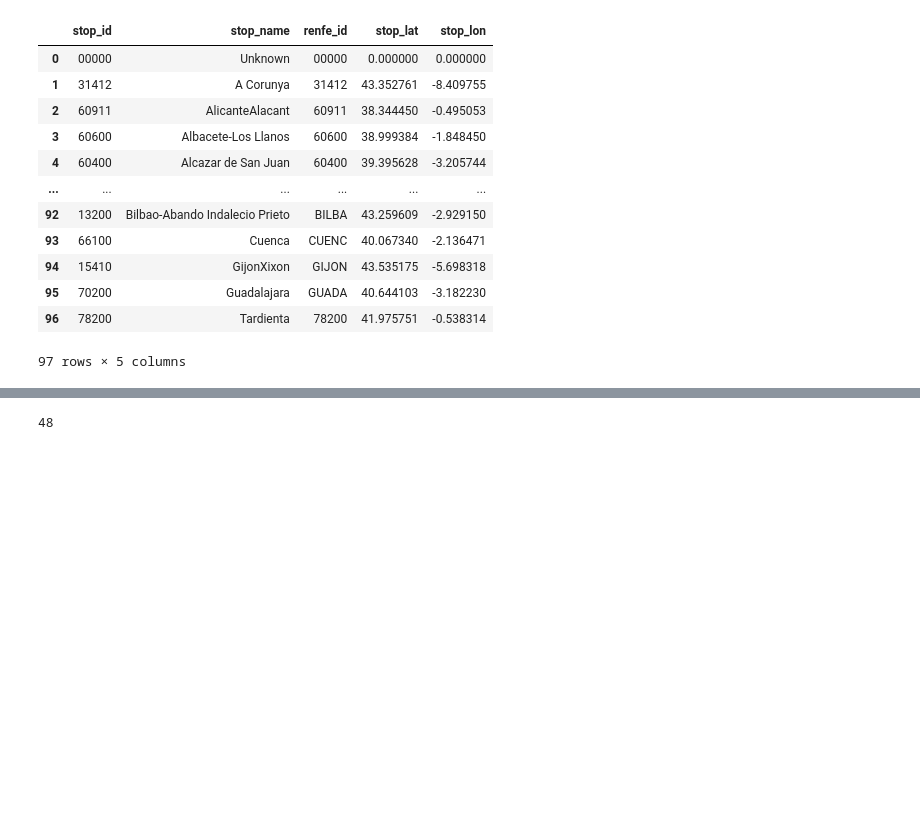
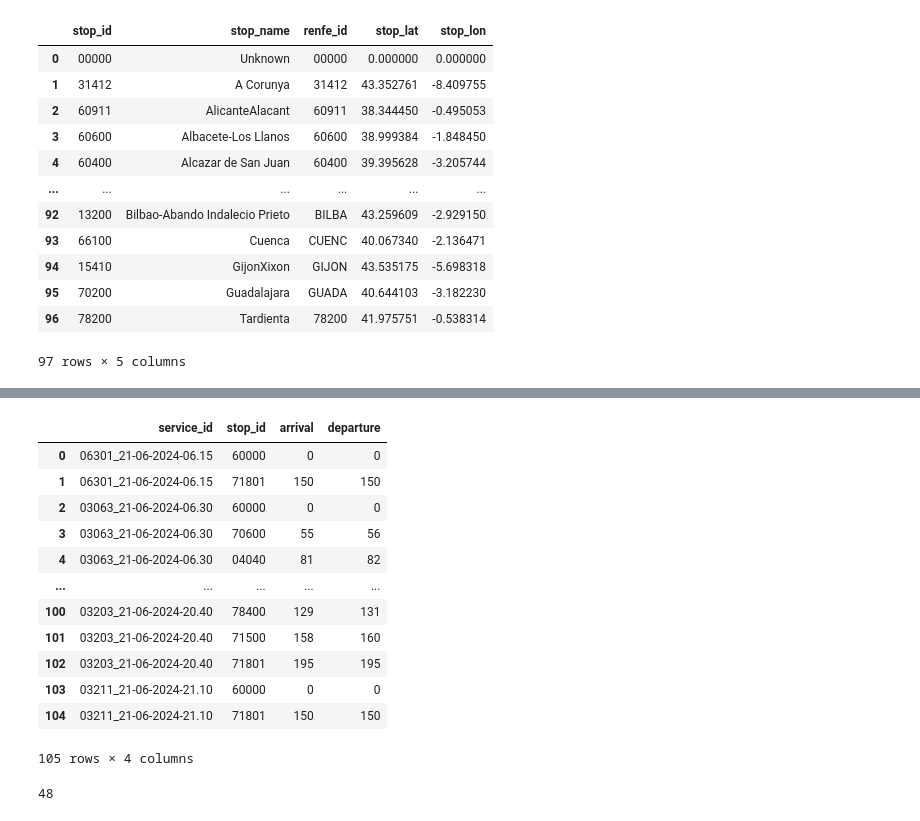
Before and after one commit to DavidMunozValero/robin-fuzzy, a Jupyter notebook: notebooks/22.0-renfe_scraping.ipynb, the cells around one changed output, grey strips where cells are left out. Saved outputs shown, nothing was run; the diff lists cells and outputs as text; code cells hidden in the pictures; blank space fills up the shorter version.

```diff
--- a/notebooks/22.0-renfe_scraping.ipynb
+++ b/notebooks/22.0-renfe_scraping.ipynb
@@ -174,3 +168,19 @@ Search url:  https://horarios.renfe.com/HIRRenfeWeb/buscar.do?O=MADRI&D=60600&AF
+# %%
+df_stops
+# %% [output]
+|  | service_id | stop_id | arrival | departure |
+| 0 | 06301_21-06-2024-06.15 | 60000 | 0 | 0 |
+| 1 | 06301_21-06-2024-06.15 | 71801 | 150 | 150 |
+| 2 | 03063_21-06-2024-06.30 | 60000 | 0 | 0 |
+| 3 | 03063_21-06-2024-06.30 | 70600 | 55 | 56 |
+| 4 | 03063_21-06-2024-06.30 | 04040 | 81 | 82 |
+| ... | ... | ... | ... | ... |
+| 100 | 03203_21-06-2024-20.40 | 78400 | 129 | 131 |
+| 101 | 03203_21-06-2024-20.40 | 71500 | 158 | 160 |
+| 102 | 03203_21-06-2024-20.40 | 71801 | 195 | 195 |
+| 103 | 03211_21-06-2024-21.10 | 60000 | 0 | 0 |
+| 104 | 03211_21-06-2024-21.10 | 71801 | 150 | 150 |
+105 rows × 4 columns
 # %%
 len(set(list(map(lambda sid: sid.split("_")[0], set(df_stops['service_id'])))))
 # %% [output]
```
Also changed, not shown: parts of 3 cells of this notebook, 1 other file.
